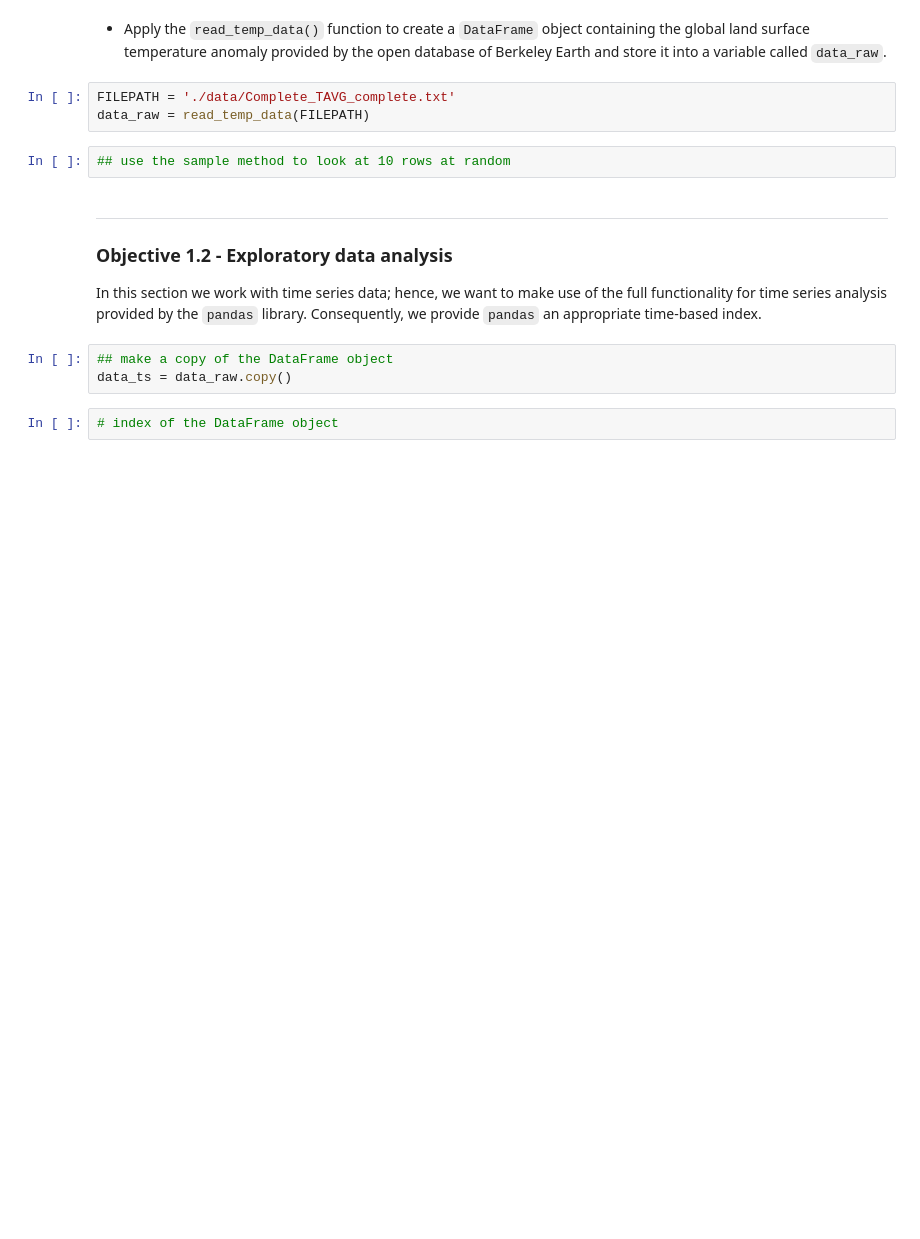
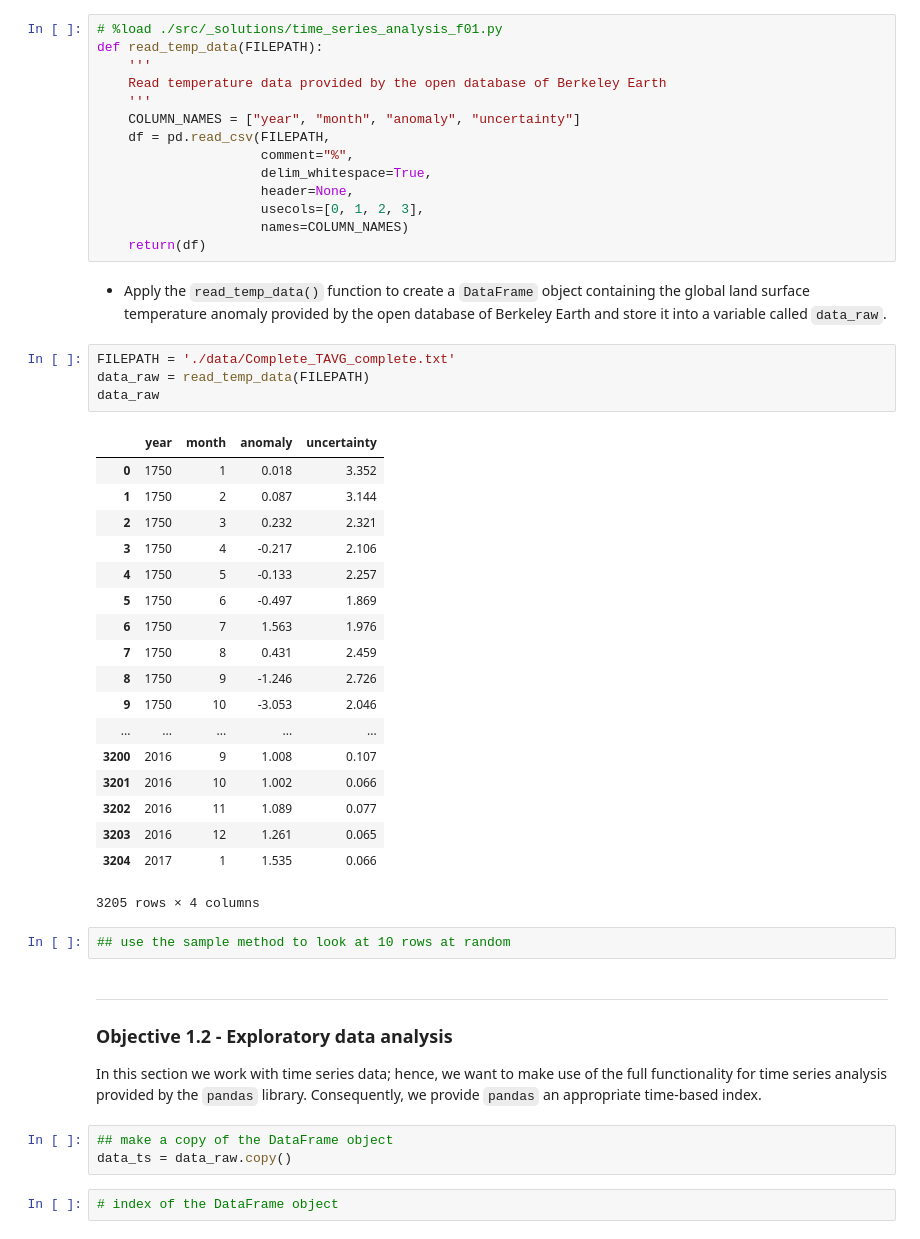
Before and after one commit to CreateCodeLearn/data-science-track, a Jupyter notebook: Workshop_Coding/Time Series Analysis with pandas.ipynb, the cells around one changed output. Drawn from its saved outputs; the diff is of its cells as text; blank space fills up the shorter version.

```diff
--- a/Workshop_Coding/Time Series Analysis with pandas.ipynb
+++ b/Workshop_Coding/Time Series Analysis with pandas.ipynb
@@ -79,8 +98,42 @@ _Uncomment the code cell below and execute the code cell once to import the file
+# %%
+# %load ./src/_solutions/time_series_analysis_f01.py
+def read_temp_data(FILEPATH):
+    '''
+    Read temperature data provided by the open database of Berkeley Earth
+    '''
+    COLUMN_NAMES = ["year", "month", "anomaly", "uncertainty"]
+    df = pd.read_csv(FILEPATH,
+                     comment="%",
+                     delim_whitespace=True,
+                     header=None,
+                     usecols=[0, 1, 2, 3],
+                     names=COLUMN_NAMES)
+    return(df)
 # %% [markdown]
 * Apply the `read_temp_data()` function to create a `DataFrame` object containing the global land surface temperature anomaly provided by the open database of Berkeley Earth and store it into a variable called `data_raw`.
 # %%
 FILEPATH = './data/Complete_TAVG_complete.txt'
 data_raw = read_temp_data(FILEPATH)
+data_raw
+# %% [output]
+|  | year | month | anomaly | uncertainty |
+| 0 | 1750 | 1 | 0.018 | 3.352 |
+| 1 | 1750 | 2 | 0.087 | 3.144 |
+| 2 | 1750 | 3 | 0.232 | 2.321 |
+| 3 | 1750 | 4 | -0.217 | 2.106 |
+| 4 | 1750 | 5 | -0.133 | 2.257 |
+| 5 | 1750 | 6 | -0.497 | 1.869 |
+| 6 | 1750 | 7 | 1.563 | 1.976 |
+| 7 | 1750 | 8 | 0.431 | 2.459 |
+| 8 | 1750 | 9 | -1.246 | 2.726 |
+| 9 | 1750 | 10 | -3.053 | 2.046 |
+| ... | ... | ... | ... | ... |
+| 3200 | 2016 | 9 | 1.008 | 0.107 |
+| 3201 | 2016 | 10 | 1.002 | 0.066 |
+| 3202 | 2016 | 11 | 1.089 | 0.077 |
+| 3203 | 2016 | 12 | 1.261 | 0.065 |
+| 3204 | 2017 | 1 | 1.535 | 0.066 |
+3205 rows × 4 columns
 # %%
 ## use the sample method to look at 10 rows at random
 # %% [markdown]
```
Also changed, not shown: parts of 3 cells of this notebook, 2 other files.
